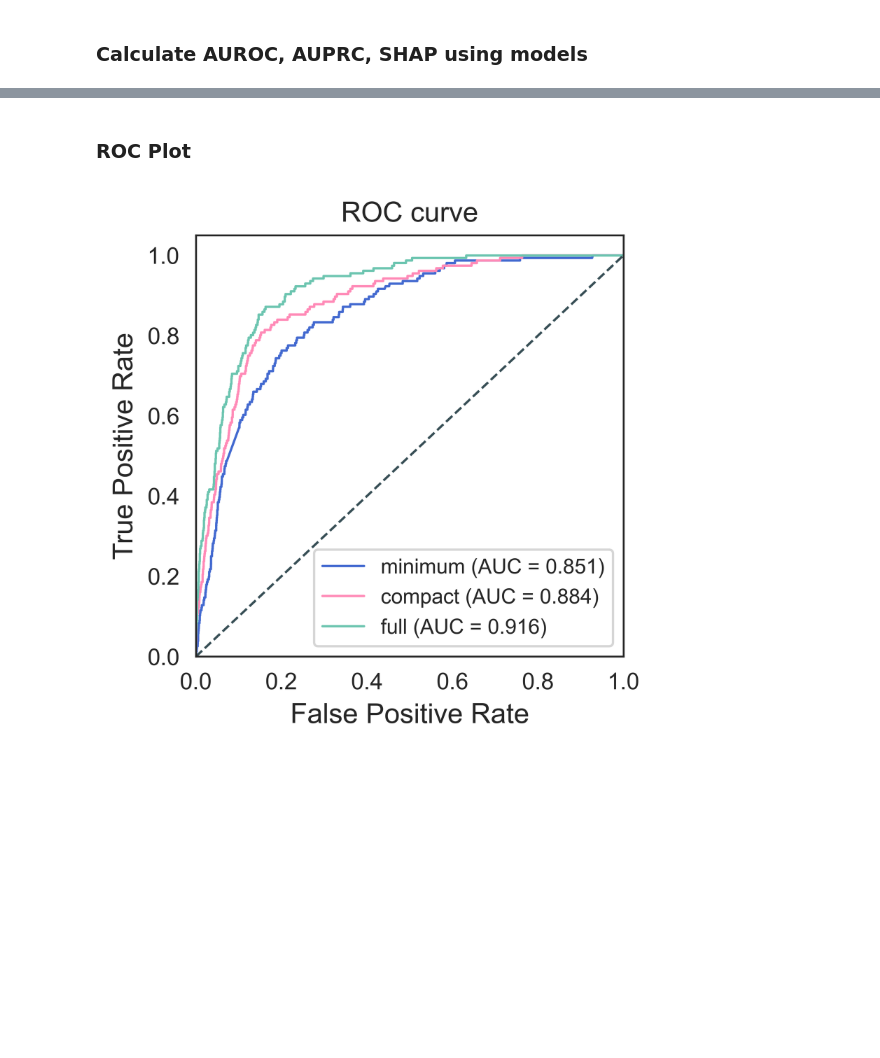
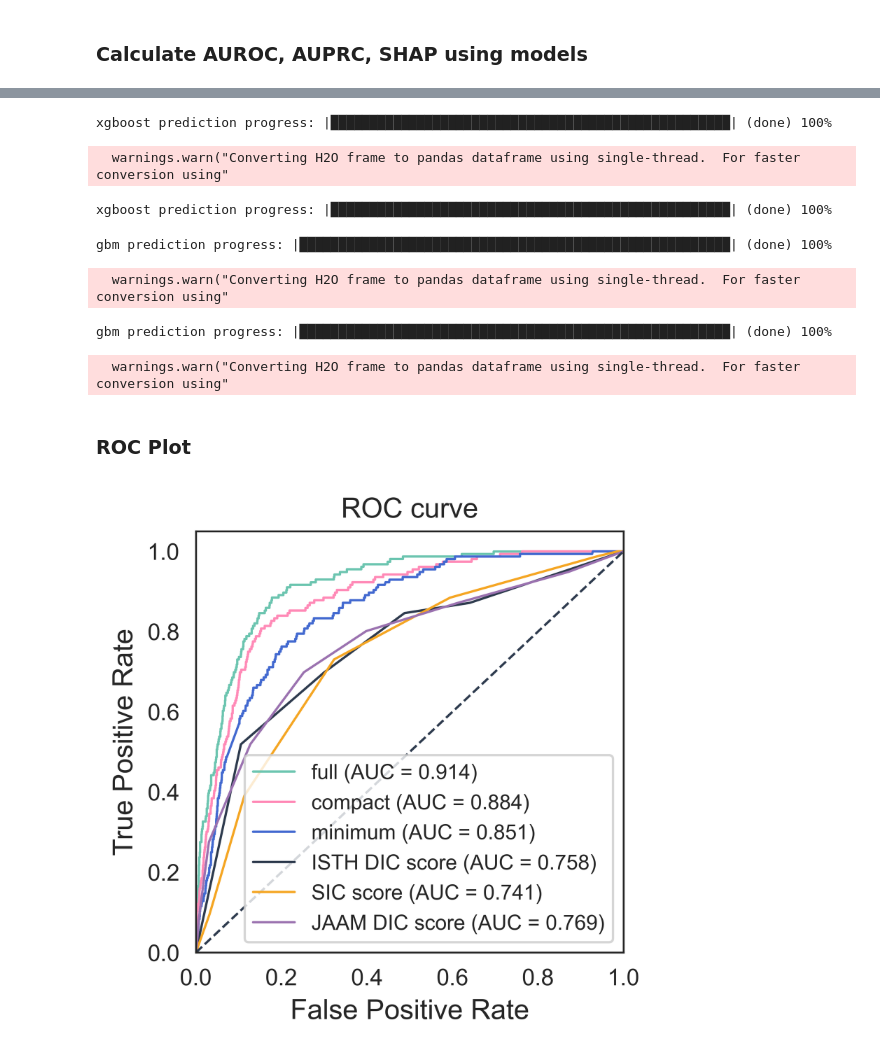
Before and after one commit to mfujimot-1125/DIC-prediction-2025, a Jupyter notebook: python/model_testing.ipynb, the cells around one changed output, grey strips where cells are left out. Saved outputs shown, nothing was run; the diff lists cells and outputs as text; code cells hidden in the pictures; blank space fills up the shorter version.

```diff
--- a/python/model_testing.ipynb
+++ b/python/model_testing.ipynb
@@ -137,50 +104,80 @@ model1 compact Test AUROC: 0.8838376452444894
 # %%
-best_predict_m1 = best_model_m1.predict(full_test)
-full_test['predict_all_model'] = best_predict_m1['p1']
-best_predict_df = full_test.as_data_frame()
+best_predict_full = best_model_full.predict(full_test)
+full_test['predict_all_model'] = best_predict_full['p1']
+best_predict_df_full = full_test.as_data_frame()
+# %% [output]
+xgboost prediction progress: |███████████████████████████████████████████████████| (done) 100%
+  warnings.warn("Converting H2O frame to pandas dataframe using single-thread.  For faster conversion using"
+# %%
+best_predict_full = best_model_full.predict(full_test)
+# %% [output]
+xgboost prediction progress: |███████████████████████████████████████████████████| (done) 100%
 # %%
-best_predict_m1_minimum = best_model_m1_minimum.predict(minimum_test)
-minimum_test['predict_all_model'] = best_predict_m1_minimum['p1']
+best_predict_minimum = best_model_minimum.predict(minimum_test)
+minimum_test['predict_all_model'] = best_predict_minimum['p1']
 best_predict_df_minimum = minimum_test.as_data_frame()
+# %% [output]
+gbm prediction progress: |███████████████████████████████████████████████████████| (done) 100%
+  warnings.warn("Converting H2O frame to pandas dataframe using single-thread.  For faster conversion using"
 # %%
-best_predict_m1_compact = best_model_m1_compact.predict(compact_test)
-compact_test['predict_all_model'] = best_predict_m1_compact['p1']
+best_predict_compact = best_model_compact.predict(compact_test)
+compact_test['predict_all_model'] = best_predict_compact['p1']
 best_predict_df_compact = compact_test.as_data_frame()
+# %% [output]
+gbm prediction progress: |███████████████████████████████████████████████████████| (done) 100%
+  warnings.warn("Converting H2O frame to pandas dataframe using single-thread.  For faster conversion using"
 # %% [markdown]
 ### ROC Plot
+# %%
+score_df = pd.read_csv(os.path.join(data_dir, date, "20251120_test_df.csv"))
+
+# calculate ROC for each score
+fpr_isth, tpr_isth, _ = roc_curve(score_df['y'], score_df['isth_dic_score'])
+auc_isth = auc(fpr_isth, tpr_isth)
+
+fpr_sic, tpr_sic, _ = roc_curve(score_df['y'], score_df['sic_score'])
+auc_sic = auc(fpr_sic, tpr_sic)
+
+fpr_jaam, tpr_jaam, _ = roc_curve(score_df['y'], score_df['jaam_dic_score'])
+auc_jaam = auc(fpr_jaam, tpr_jaam)
 # %%
 # Compute ROC curve and ROC area
-fpr1, tpr1, _ = roc_curve(best_predict_df['y'], best_predict_df['predict_all_model'])
+fpr1, tpr1, _ = roc_curve(best_predict_df_full['y'], best_predict_df_full['predict_all_model'])
 roc_auc1 = auc(fpr1, tpr1)
 
 fpr2, tpr2, _ = roc_curve(best_predict_df_minimum['y'], best_predict_df_minimum['predict_all_model'])
 roc_auc2 = auc(fpr2, tpr2)
 
 fpr3, tpr3, _ = roc_curve(best_predict_df_compact['y'], best_predict_df_compact['predict_all_model'])
 roc_auc3 = auc(fpr3, tpr3)
 
+
 width_in_inches = 88 / 25.4
 height_in_inches = 88 / 25.4
 dpi = 600
 
+
 # Plotting the ROC curve
 plt.rcParams['font.family'] = 'Arial'
-
 plt.figure(figsize=(width_in_inches,height_in_inches),dpi=dpi)
 sns.set_style("white")
+plt.plot(fpr1, tpr1, color=figure_colors[2], lw=1, label=f'full (AUC = {roc_auc1:.3f})')
+plt.plot(fpr3, tpr3, color=figure_colors[1], lw=1, label=f'compact (AUC = {roc_auc3:.3f})')
 plt.plot(fpr2, tpr2, color=figure_colors[0], lw=1, label=f'minimum (AUC = {roc_auc2:.3f})')
-plt.plot(fpr3, tpr3, color=figure_colors[1], lw=1, label=f'compact (AUC = {roc_auc3:.3f})')
-plt.plot(fpr1, tpr1, color=figure_colors[2], lw=1, label=f'full (AUC = {roc_auc1:.3f})')
+plt.plot(fpr_isth, tpr_isth, color=figure_colors[3], lw=1, linestyle='-', label=f'ISTH DIC score (AUC = {auc_isth:.3f})')
+plt.plot(fpr_sic, tpr_sic,color=figure_colors[4], lw=1, linestyle='-', label=f'SIC score (AUC = {auc_sic:.3f})')
+plt.plot(fpr_jaam, tpr_jaam, color=figure_colors[5], lw=1, linestyle='-', label=f'JAAM DIC score (AUC = {auc_jaam:.3f})')
+
 
 plt.plot([0, 1], [0, 1], color=figure_colors[3], lw=1, linestyle='--')
 plt.xlim([0.0, 1.0])
 plt.ylim([0.0, 1.05])
 plt.xlabel('False Positive Rate', fontsize=12)
 plt.ylabel('True Positive Rate', fontsize=12)
 plt.title('ROC curve', fontsize=12)
 plt.legend(loc="lower right", fontsize=9)
 plt.tight_layout()
-plt.savefig(os.path.join(output_dir, f'figures/model1/{date}_ROC_curve_3best.tiff'))
+plt.savefig(os.path.join(output_dir, f'figures/{date}_ROC_curve_3best.tiff'))
 plt.show()
 # %% [output]
-[figure, old version]
+[figure, new version]
```
Also changed, not shown: parts of 17 cells of this notebook, 1 other file.
